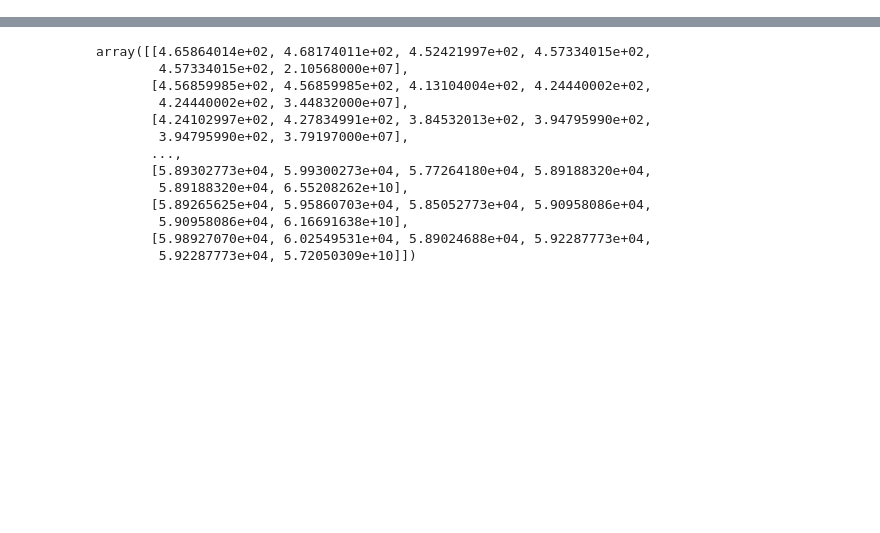
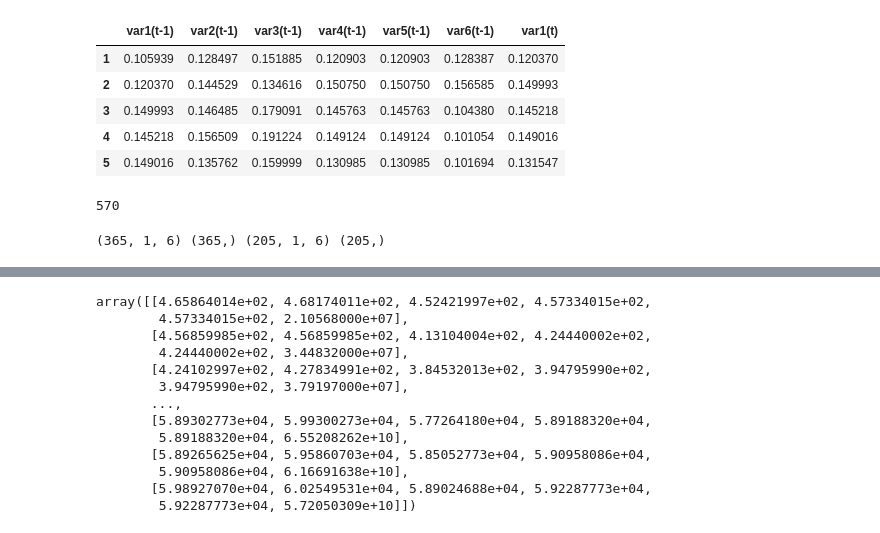
Before and after one commit to harmishpatel21/forecasting-crypto, a Jupyter notebook: Data_extraction.ipynb, the cells around one changed output, grey strips where cells are left out. Cells and saved outputs as stored; diff of their text form; code cells hidden in the pictures; blank space fills up the shorter version.

```diff
--- a/Data_extraction.ipynb
+++ b/Data_extraction.ipynb
@@ -82,0 +99,22 @@ data.head()
+# %%
+def series_to_supervised(data, n_in=1, n_out=1, dropnan=True):
+  n_vars = 1 if type(data) is list else data.shape[1]
+  df = pd.DataFrame(data)
+  cols, names = list(), list()
+
+  for i in range(n_in, 0 , -1):
+    cols.append(df.shift(i))
+    names += [('var%d(t-%d)' % (j+1, i)) for j in range(n_vars)]
+
+  for i in range(0, n_out):
+    cols.append(df.shift(-i))
+    if i == 0:
+      names += [('var%d(t)' % (j+1)) for j in range(n_vars)]
+    else:
+      names += [('var%d(t+%d)' % (j+1, i)) for j in range(n_vars)]
+
+    agg = pd.concat(cols, axis = 1)
+    agg.columns = names
+    if dropnan:
+      agg.dropna(inplace = True)
+    return agg
@@ -82,0 +130,26 @@ data.head()
+# %%
+reframed.head()
+# %% [output]
+|  | var1(t-1) | var2(t-1) | var3(t-1) | var4(t-1) | var5(t-1) | var6(t-1) | var1(t) |
+| 1 | 0.105939 | 0.128497 | 0.151885 | 0.120903 | 0.120903 | 0.128387 | 0.120370 |
+| 2 | 0.120370 | 0.144529 | 0.134616 | 0.150750 | 0.150750 | 0.156585 | 0.149993 |
+| 3 | 0.149993 | 0.146485 | 0.179091 | 0.145763 | 0.145763 | 0.104380 | 0.145218 |
+| 4 | 0.145218 | 0.156509 | 0.191224 | 0.149124 | 0.149124 | 0.101054 | 0.149016 |
+| 5 | 0.149016 | 0.135762 | 0.159999 | 0.130985 | 0.130985 | 0.101694 | 0.131547 |
+# %%
+len(reframed)
+# %% [output]
+570
+# %%
+values = reframed.values
+n_train = 365
+train = values[:n_train,:]
+test = values[n_train:,:]
+train_X, train_y = train[:, :-1], train[:, -1]
+test_X, test_y = test[:, :-1], test[:, -1]
+# reshape input to be 3D [samples, timesteps, features]
+train_X = train_X.reshape((train_X.shape[0], 1, train_X.shape[1]))
+test_X = test_X.reshape((test_X.shape[0], 1, test_X.shape[1]))
+print(train_X.shape, train_y.shape, test_X.shape, test_y.shape)
+# %% [output]
+(365, 1, 6) (365,) (205, 1, 6) (205,)
```
Also changed, not shown: parts of 14 cells of this notebook.
